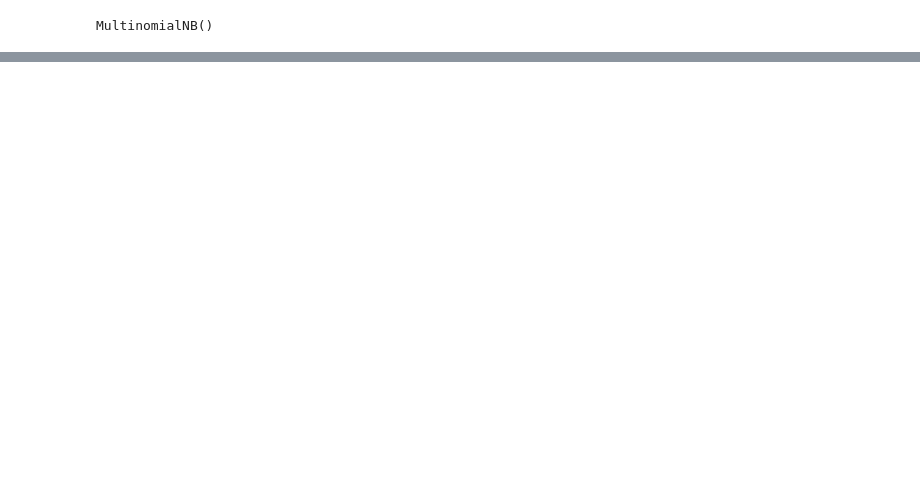
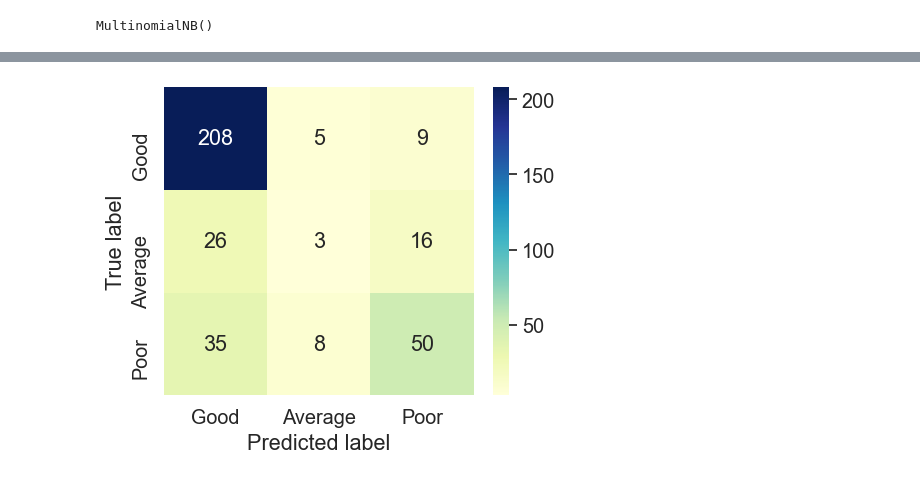
Before and after one commit to 99starman/RateMyProfScraper, a Jupyter notebook: RMP-analysis.ipynb, the cells around one changed output, grey strips where cells are left out. Drawn from its saved outputs; the diff is of its cells as text; code cells hidden in the pictures; blank space fills up the shorter version.

```diff
--- a/RMP-analysis.ipynb
+++ b/RMP-analysis.ipynb
@@ -360,0 +376,4 @@ Text(0.5, 6.249999999999995, 'Predicted label')
+# %%
+plot_cm()
+# %% [output]
+[figure, added]
```
Also changed, not shown: parts of 10 cells of this notebook.
